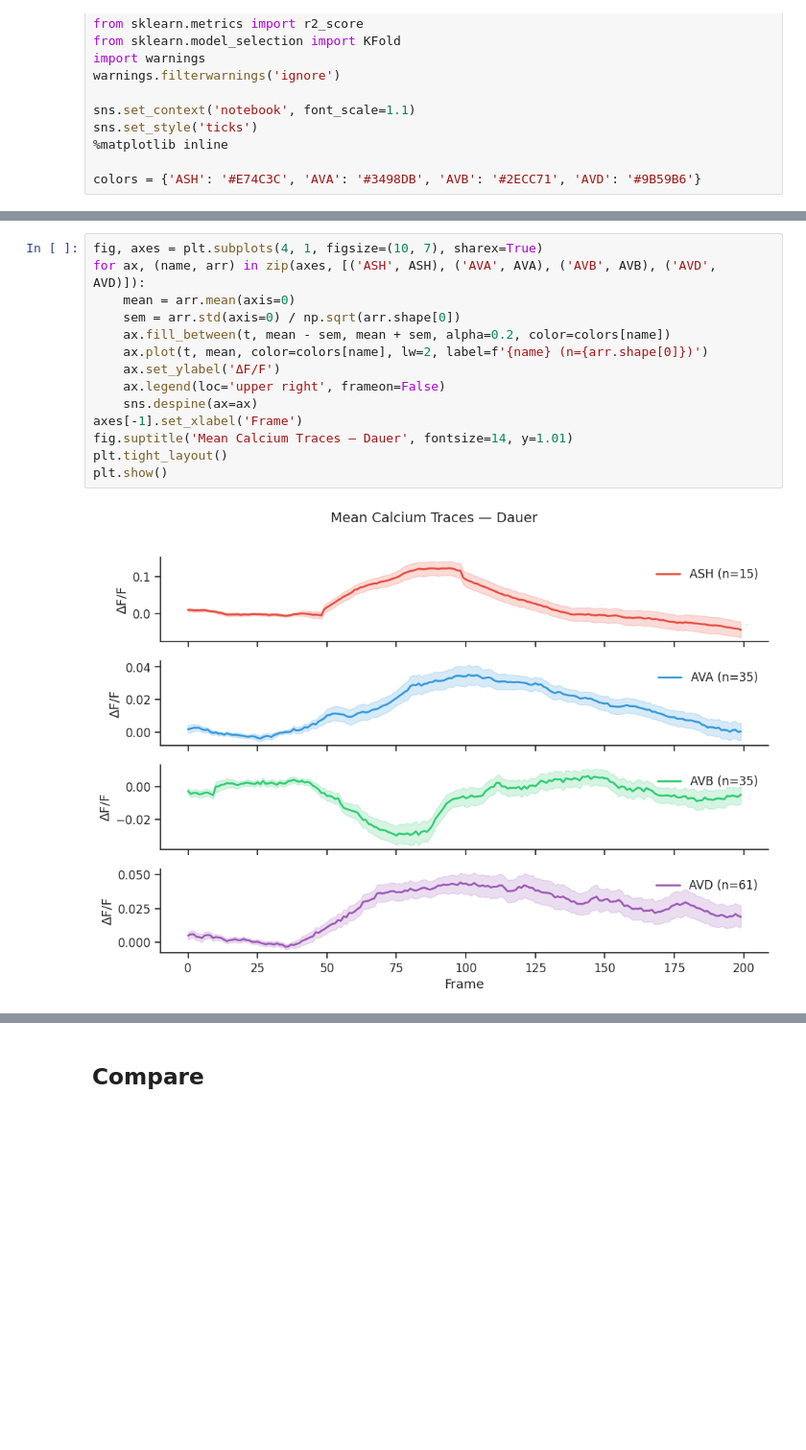
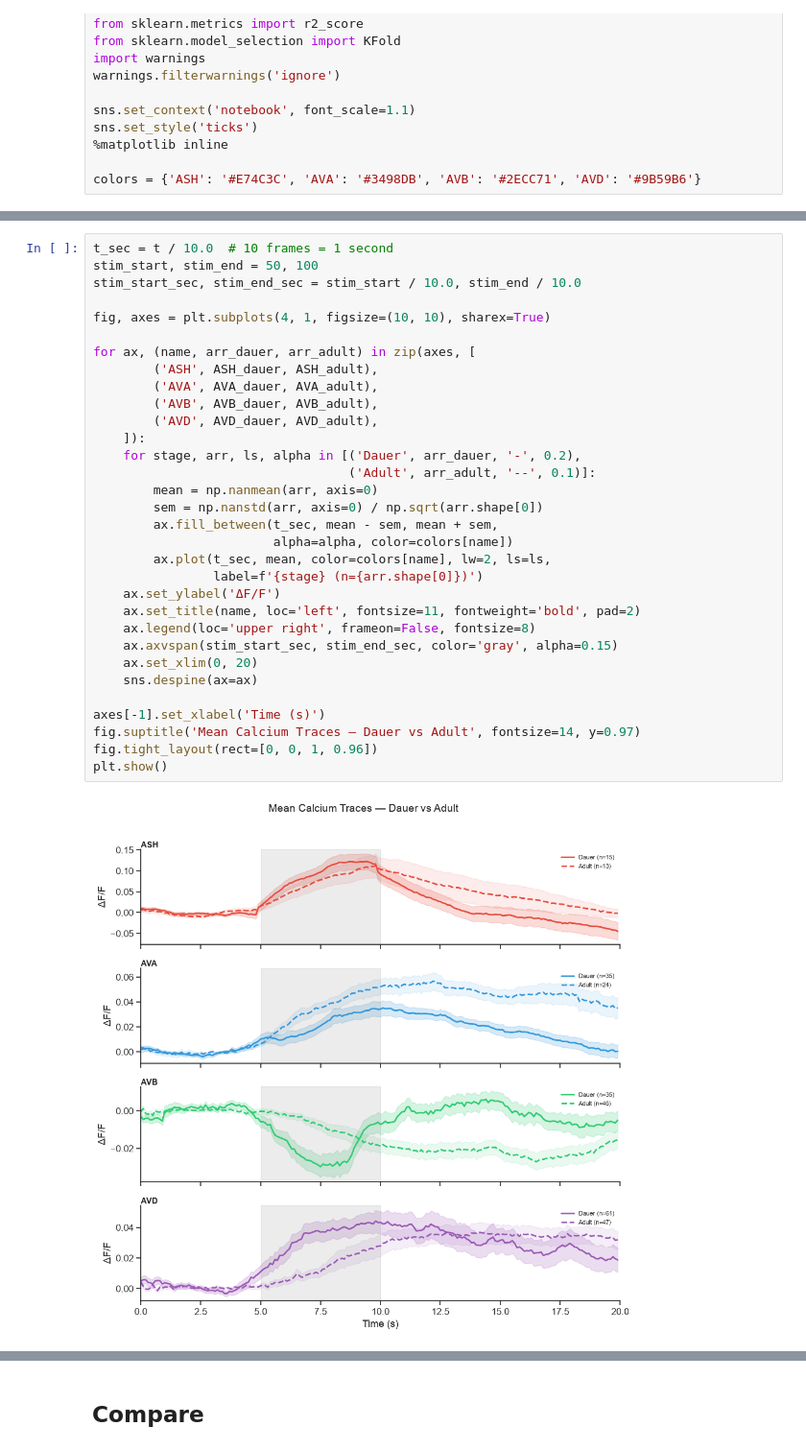
Before and after one commit to conncslab/dauer-nociception, a Jupyter notebook: activity_modeling/AVB_activity_modeling.ipynb, the cells around one changed output, grey strips where cells are left out. Shown at 96% size. Drawn from its saved outputs; the diff is of its cells as text; blank space fills up the shorter version.

```diff
--- a/activity_modeling/AVB_activity_modeling.ipynb
+++ b/activity_modeling/AVB_activity_modeling.ipynb
@@ -70,19 +60,37 @@ Timepoints: 200
 # %%
-fig, axes = plt.subplots(4, 1, figsize=(10, 7), sharex=True)
-for ax, (name, arr) in zip(axes, [('ASH', ASH), ('AVA', AVA), ('AVB', AVB), ('AVD', AVD)]):
-    mean = arr.mean(axis=0)
-    sem = arr.std(axis=0) / np.sqrt(arr.shape[0])
-    ax.fill_between(t, mean - sem, mean + sem, alpha=0.2, color=colors[name])
-    ax.plot(t, mean, color=colors[name], lw=2, label=f'{name} (n={arr.shape[0]})')
+t_sec = t / 10.0  # 10 frames = 1 second
+stim_start, stim_end = 50, 100
+stim_start_sec, stim_end_sec = stim_start / 10.0, stim_end / 10.0
+
+fig, axes = plt.subplots(4, 1, figsize=(10, 10), sharex=True)
+
+for ax, (name, arr_dauer, arr_adult) in zip(axes, [
+        ('ASH', ASH_dauer, ASH_adult),
+        ('AVA', AVA_dauer, AVA_adult),
+        ('AVB', AVB_dauer, AVB_adult),
+        ('AVD', AVD_dauer, AVD_adult),
+    ]):
+    for stage, arr, ls, alpha in [('Dauer', arr_dauer, '-', 0.2),
+                                  ('Adult', arr_adult, '--', 0.1)]:
+        mean = np.nanmean(arr, axis=0)
+        sem = np.nanstd(arr, axis=0) / np.sqrt(arr.shape[0])
+        ax.fill_between(t_sec, mean - sem, mean + sem,
+                        alpha=alpha, color=colors[name])
+        ax.plot(t_sec, mean, color=colors[name], lw=2, ls=ls,
+                label=f'{stage} (n={arr.shape[0]})')
     ax.set_ylabel('ΔF/F')
-    ax.legend(loc='upper right', frameon=False)
+    ax.set_title(name, loc='left', fontsize=11, fontweight='bold', pad=2)
+    ax.legend(loc='upper right', frameon=False, fontsize=8)
+    ax.axvspan(stim_start_sec, stim_end_sec, color='gray', alpha=0.15)
+    ax.set_xlim(0, 20)
     sns.despine(ax=ax)
-axes[-1].set_xlabel('Frame')
-fig.suptitle('Mean Calcium Traces — Dauer', fontsize=14, y=1.01)
-plt.tight_layout()
+
+axes[-1].set_xlabel('Time (s)')
+fig.suptitle('Mean Calcium Traces — Dauer vs Adult', fontsize=14, y=0.97)
+fig.tight_layout(rect=[0, 0, 1, 0.96])
 plt.show()
 # %% [output]
-[figure, old version]
+[figure, new version]
 # %% [markdown]
 ## Two-Timescale Model: Core Functions
 
```
Also changed, not shown: parts of 27 cells of this notebook.
